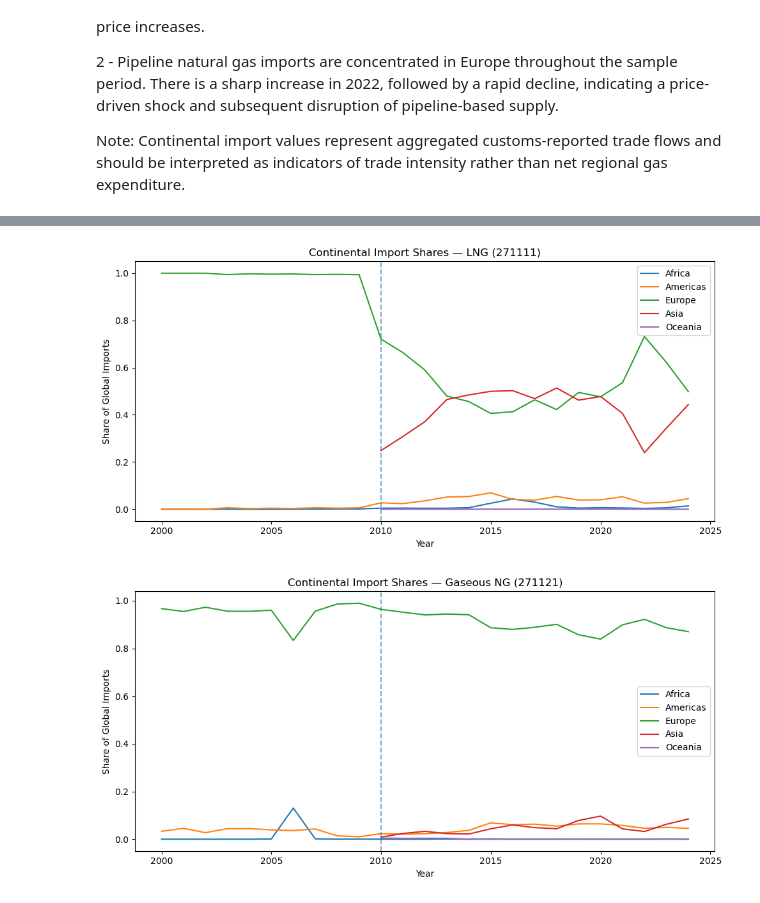
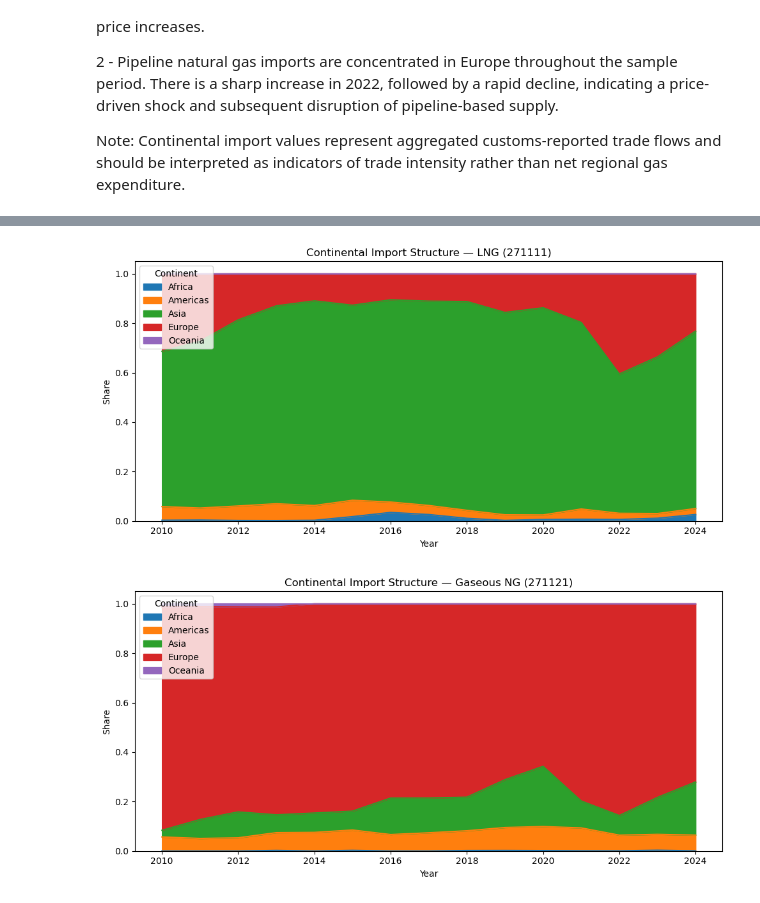
Before and after one commit to ron309/JEM_207-Data_Processing_in_Python_Projecct, a Jupyter notebook: Analysis.ipynb, the cells around one changed output, grey strips where cells are left out. Saved outputs shown, nothing was run; the diff lists cells and outputs as text; code cells hidden in the pictures.

```diff
--- a/Analysis.ipynb
+++ b/Analysis.ipynb
@@ -446,11 +365,13 @@ reporter_to_continent = {
 }
 
 # Assign continent
-df3 = df2.copy()
-df3["continent"] = df3["reporterCode"].map(reporter_to_continent)
+df_2010["continent"] = df_2010["reporterCode"].map(reporter_to_continent)
+
+# Check
+df_2010["continent"].value_counts(dropna=False)
 
 # Check coverage
-coverage = df3["continent"].value_counts(dropna=False)
+coverage = df_2010["continent"].value_counts(dropna=False)
 coverage
 
 
@@ -507,13 +432,17 @@ annual_cont_val.groupby("continent")[["value_usd", "weight_kg"]].sum().sort_valu
 # %%
+# Same but for export
 for prod in ["LNG (271111)", "Gaseous NG (271121)"]:
     plt.figure(figsize=(10,5))
-    tmp = annual_cont_val[annual_cont_val["product"] == prod]
+    tmp = annual_cont[
+        (annual_cont["product"] == prod) &
+        (annual_cont["flow"] == "Export")
+    ]
 
-    for cont in tmp["continent"].unique():
+    for cont in sorted(tmp["continent"].unique()):
         sub = tmp[tmp["continent"] == cont].sort_values("refYear")
         plt.plot(sub["refYear"], sub["value_usd"], label=cont)
 
-    plt.title(f"Continental Imports — {prod} (USD)")
+    plt.title(f"Continental Exports — {prod} (2010 onward)")
     plt.xlabel("Year")
     plt.ylabel("USD")
     plt.legend()
@@ -554,21 +494,19 @@ share_df.head()
 # %%
+for prod in ["LNG (271111)", "Gaseous NG (271121)"]:
+    tmp = (
+        cont_imports[cont_imports["product"] == prod]
+        .pivot(index="refYear", columns="continent", values="share")
+        .fillna(0)
+        .sort_index()
+    )
 
-for prod in ["LNG (271111)", "Gaseous NG (271121)"]:
-    plt.figure(figsize=(10,5))
-    tmp = share_df[share_df["product"] == prod]
-
-    for cont in tmp["continent"].unique():
-        sub = tmp[tmp["continent"] == cont].sort_values("refYear")
-        plt.plot(sub["refYear"], sub["share"], label=cont)
-
-    plt.title(f"Continental Import Shares — {prod}")
+    tmp.plot.area(figsize=(10,5))
+    plt.title(f"Continental Import Structure — {prod}")
     plt.xlabel("Year")
-    plt.ylabel("Share of Global Imports")
-    plt.legend()
+    plt.ylabel("Share")
+    plt.legend(title="Continent", loc="upper left")
     plt.tight_layout()
-    plt.axvline(2010, linestyle="--", alpha=0.6)
-
     plt.show()
 # %% [output]
-[figure, old version]
+[figure, new version]
-[figure, old version]
+[figure, new version]
```
Also changed, not shown: parts of 24 cells of this notebook.
